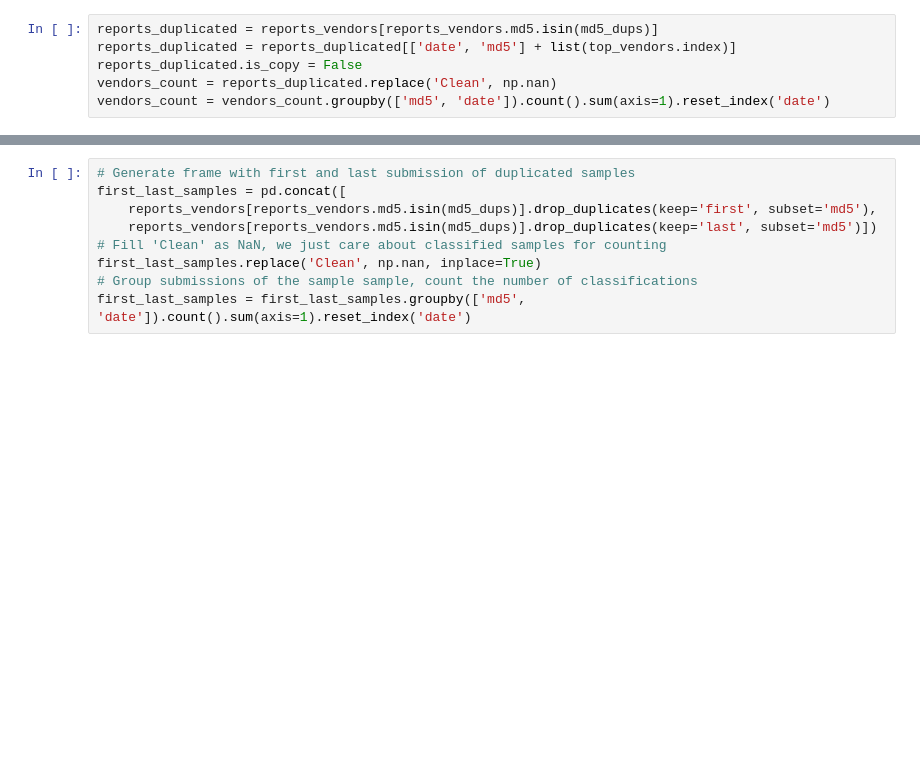
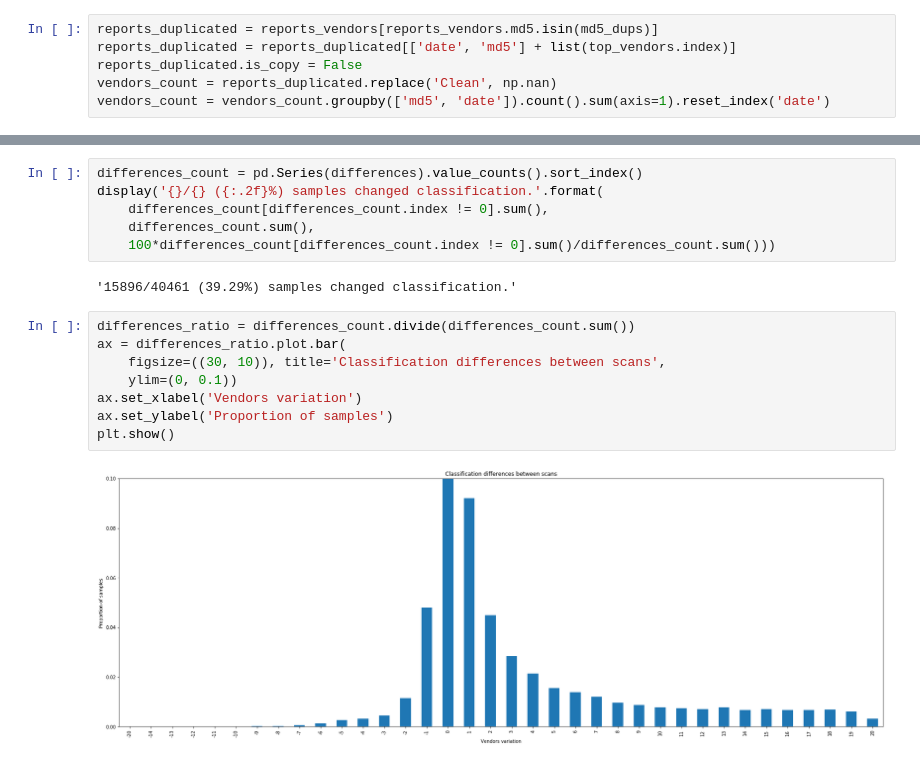
Before and after one commit to joaogodinho/thesis, a Jupyter notebook: SP_paper/2 - Top Vendors.ipynb, the cells around one changed output, grey strips where cells are left out. Saved outputs shown, nothing was run; the diff lists cells and outputs as text; blank space fills up the shorter version.

```diff
--- a/SP_paper/2 - Top Vendors.ipynb
+++ b/SP_paper/2 - Top Vendors.ipynb
@@ -202,9 +213,18 @@ for md5 in vendors_count.index.unique():
-# %%
-# Generate frame with first and last submission of duplicated samples
-first_last_samples = pd.concat([
-    reports_vendors[reports_vendors.md5.isin(md5_dups)].drop_duplicates(keep='first', subset='md5'),
-    reports_vendors[reports_vendors.md5.isin(md5_dups)].drop_duplicates(keep='last', subset='md5')])
-# Fill 'Clean' as NaN, we just care about classified samples for counting
-first_last_samples.replace('Clean', np.nan, inplace=True)
-# Group submissions of the sample sample, count the number of classifications
-first_last_samples = first_last_samples.groupby(['md5', 'date']).count().sum(axis=1).reset_index('date')
+# %%
+differences_count = pd.Series(differences).value_counts().sort_index()
+display('{}/{} ({:.2f}%) samples changed classification.'.format(
+    differences_count[differences_count.index != 0].sum(),
+    differences_count.sum(),
+    100*differences_count[differences_count.index != 0].sum()/differences_count.sum()))
+# %% [output]
+'15896/40461 (39.29%) samples changed classification.'
+# %%
+differences_ratio = differences_count.divide(differences_count.sum())
+ax = differences_ratio.plot.bar(
+    figsize=((30, 10)), title='Classification differences between scans',
+    ylim=(0, 0.1))
+ax.set_xlabel('Vendors variation')
+ax.set_ylabel('Proportion of samples')
+plt.show()
+# %% [output]
+[figure, added]
```
Also changed, not shown: parts of 7 cells of this notebook.
